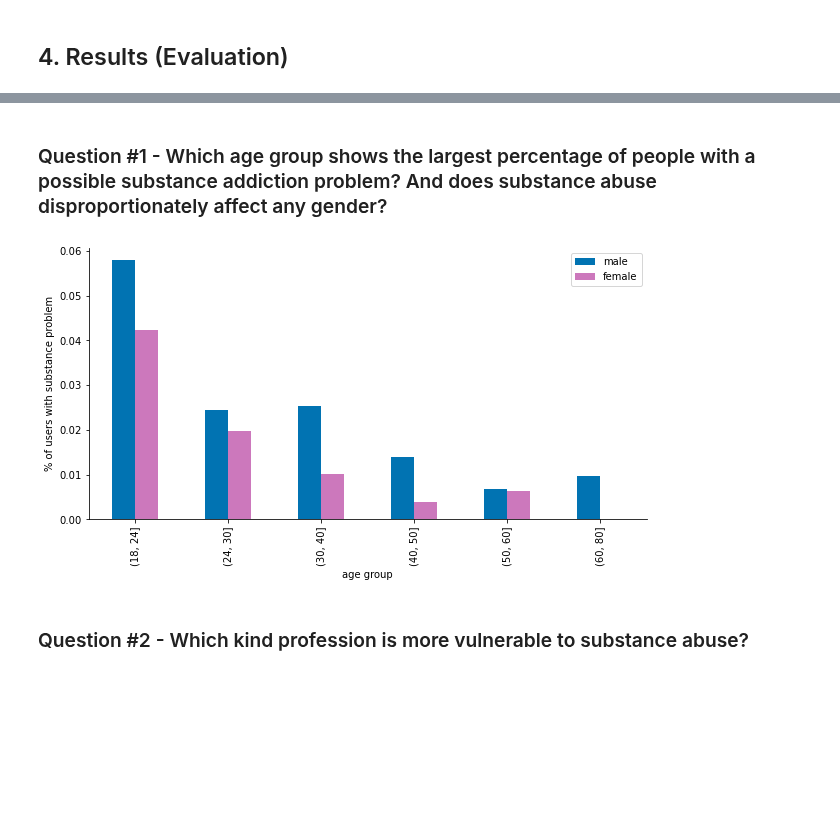
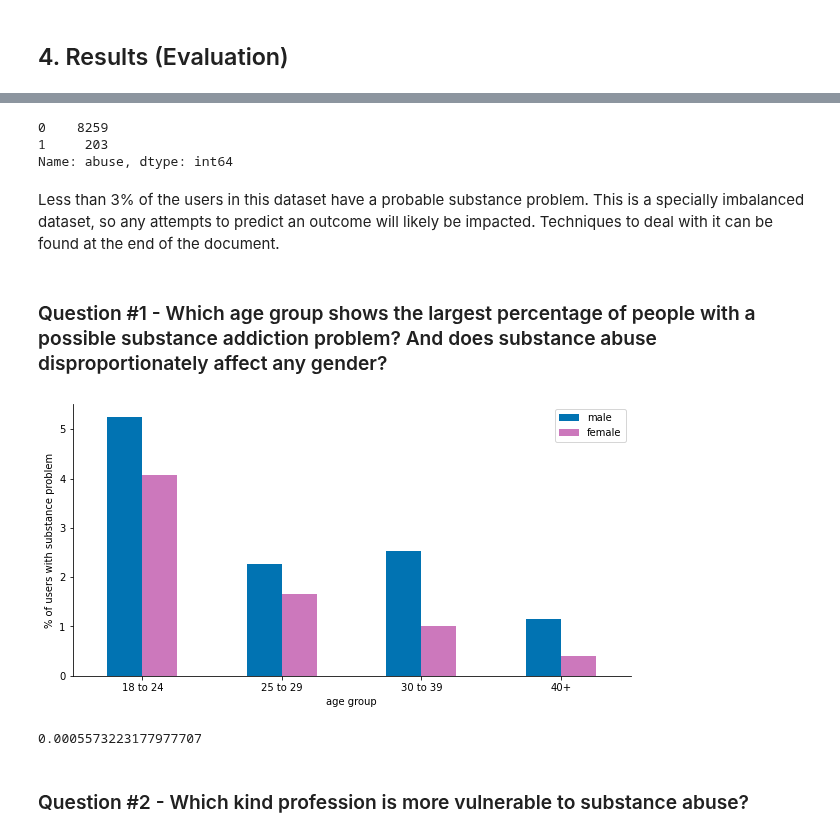
Before and after one commit to brunoarine/substance-problem-study, a Jupyter notebook: notebooks/project.ipynb, the cells around one changed output, grey strips where cells are left out. Cells and saved outputs as stored; diff of their text form; code cells hidden in the pictures; blank space fills up the shorter version.

```diff
--- a/notebooks/project.ipynb
+++ b/notebooks/project.ipynb
@@ -256,19 +365,28 @@ df['vegetarian'] = df['diet'].apply(lambda x: 1 if ("vegetarian" in x) or ("vega
+# %%
+df["abuse"].value_counts()
+# %% [output]
+0    8259
+1     203
+Name: abuse, dtype: int64
+# %% [markdown]
+Less than 3% of the users in this dataset have a probable substance problem. This is a specially imbalanced dataset, so any attempts to predict an outcome will likely be impacted. Techniques to deal with it can be found at the end of the document.
 # %% [markdown]
 ### Question #1 - Which age group shows the largest percentage of people with a possible substance addiction problem? And does substance abuse disproportionately affect any gender?
-# %%
-gender_colors = sns.color_palette("colorblind").as_hex()
-
-male = df[df["female"] == 0].groupby("age_group")["abuse"].mean().to_frame()
-female = df[df["female"] == 1].groupby("age_group")["abuse"].mean().to_frame()
-sex = pd.concat([male, female], axis=1)
-sex.columns = ["male", "female"]
-
-sex.plot.bar(figsize=(10,5), color=[gender_colors[0], gender_colors[4]])
-plt.ylabel("% of users with substance problem")
-plt.xlabel("age group")
-sns.despine()
-plt.show()
-# %% [output]
-[figure, removed]
+# %%
+gender_colors = sns.color_palette("colorblind").as_hex()
+color=[gender_colors[0], gender_colors[4]]
+vert_barplot(df=df,
+             bars=[("female", 0), ("female", 1)],
+             label=["male", "female"],
+             groupby="age_group",
+             title="age group",
+             color=color)
+# %% [output]
+[figure, added]
+# %%
+c, p, dof, expected = chi2_contingency(pd.crosstab(df['female'], df['abuse'],)) # Print the p-value
+p
+# %% [output]
+0.0005573223177977707
 # %% [markdown]
 ### Question #2 - Which kind profession is more vulnerable to substance abuse?
```
Also changed, not shown: parts of 38 cells of this notebook.
